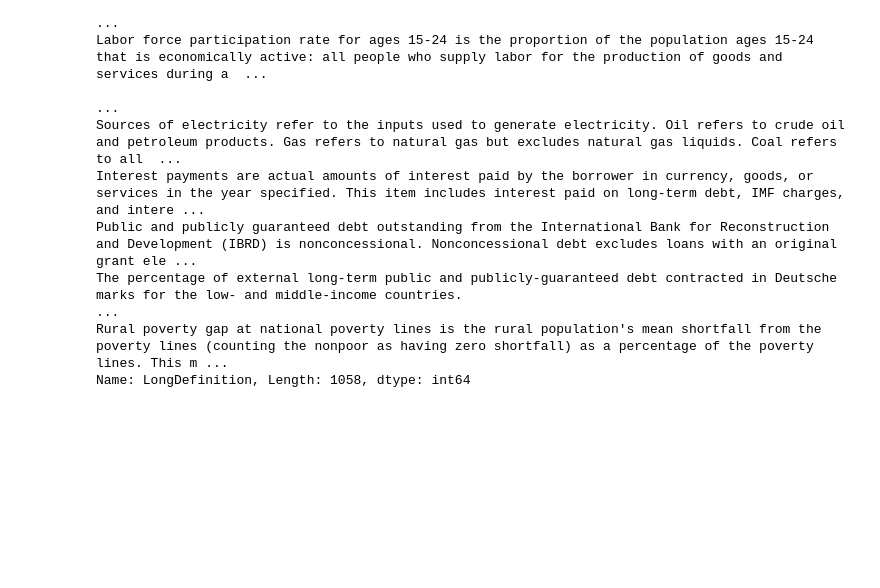
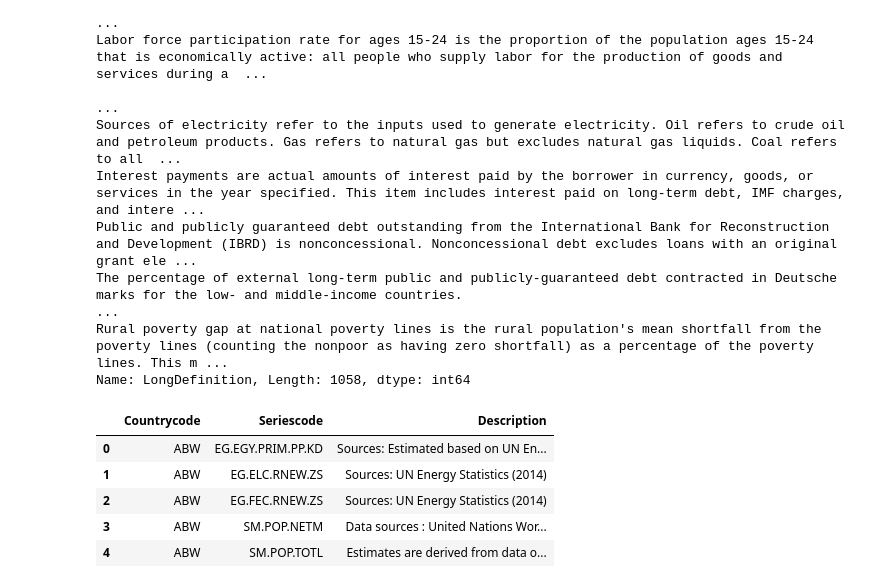
Before and after one commit to kobihancz/Springboard-Capstone, a Jupyter notebook: Springboard_Capstone_Data_Exploration.ipynb, the cells around one changed output. Drawn from its saved outputs; the diff is of its cells as text; code cells hidden in the pictures; blank space fills up the shorter version.

```diff
--- a/Springboard_Capstone_Data_Exploration.ipynb
+++ b/Springboard_Capstone_Data_Exploration.ipynb
@@ -259,3 +272,13 @@ Public and publicly guaranteed debt outstanding from the International Bank for
 The percentage of external long-term public and publicly-guaranteed debt contracted in Deutsche marks for the low- and middle-income countries.                                                          ...
 Rural poverty gap at national poverty lines is the rural population's mean shortfall from the poverty lines (counting the nonpoor as having zero shortfall) as a percentage of the poverty lines. This m ...
 Name: LongDefinition, Length: 1058, dtype: int64
+# %%
+countryNotes = pd.read_csv('/Users/kobihancz/Desktop/Springboard_Capstone/world-development-indicators/CountryNotes.csv')
+countryNotes.head()
+# %% [output]
+|  | Countrycode | Seriescode | Description |
+| 0 | ABW | EG.EGY.PRIM.PP.KD | Sources: Estimated based on UN En... |
+| 1 | ABW | EG.ELC.RNEW.ZS | Sources: UN Energy Statistics (2014) |
+| 2 | ABW | EG.FEC.RNEW.ZS | Sources: UN Energy Statistics (2014) |
+| 3 | ABW | SM.POP.NETM | Data sources : United Nations Wor... |
+| 4 | ABW | SM.POP.TOTL | Estimates are derived from data o... |
```
Also changed, not shown: parts of 14 cells of this notebook.
